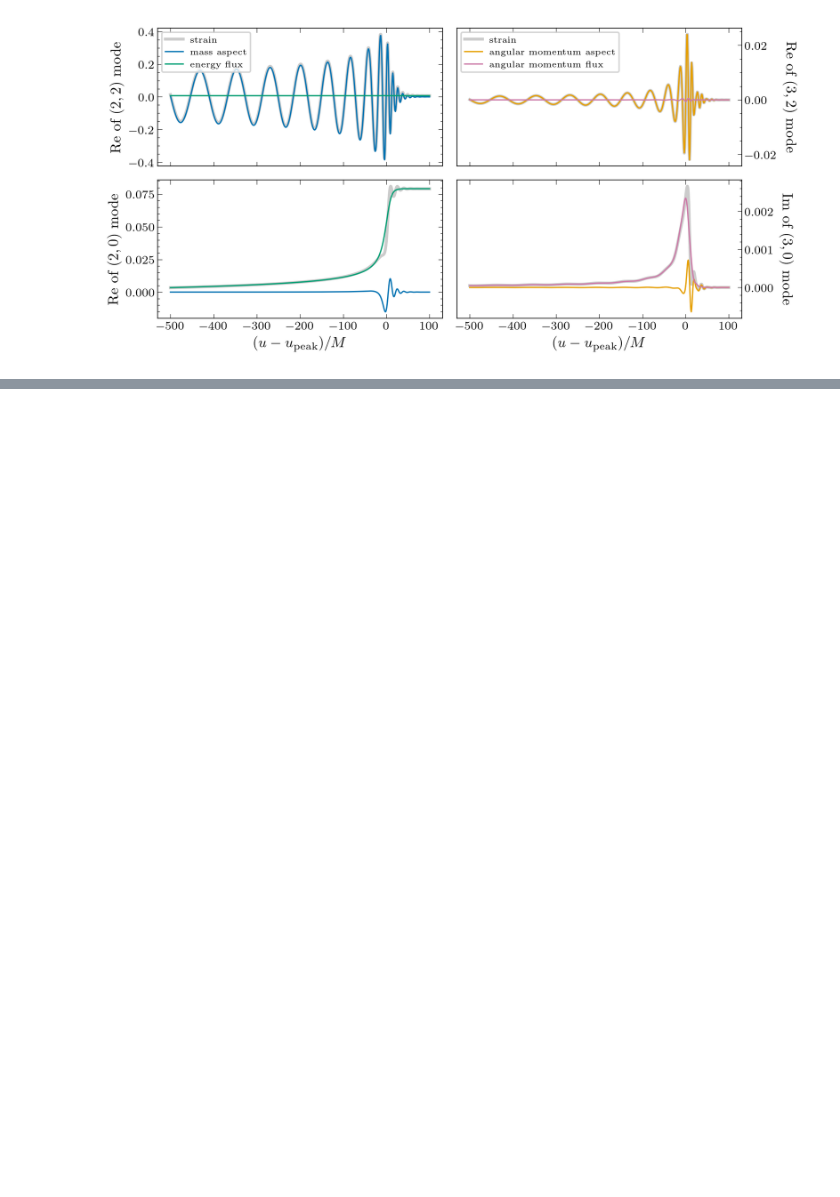
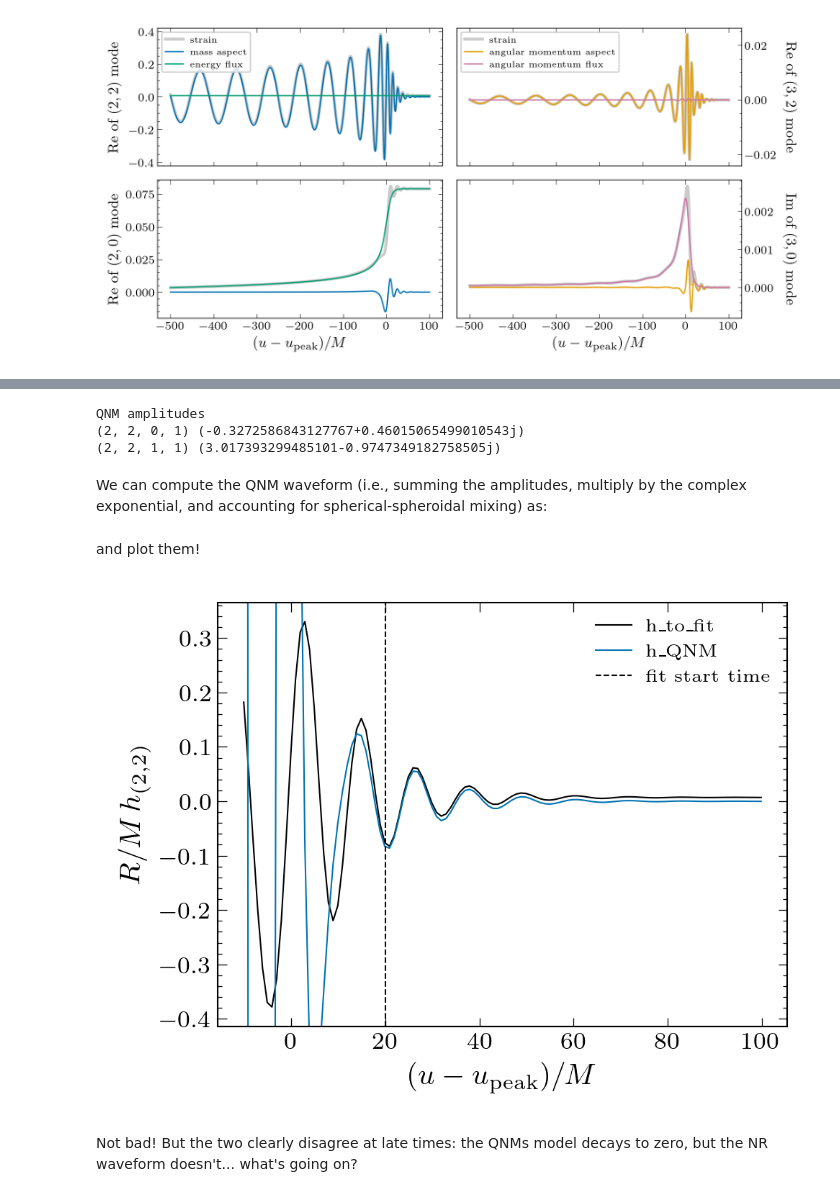
Before and after one commit to keefemitman/ResearchTutorials, a Jupyter notebook: Tutorial_BMSAndQNMs.ipynb, the cells around one changed output, grey strips where cells are left out. Drawn from its saved outputs; the diff is of its cells as text; code cells hidden in the pictures; blank space fills up the shorter version.

```diff
--- a/Tutorial_BMSAndQNMs.ipynb
+++ b/Tutorial_BMSAndQNMs.ipynb
@@ -141,0 +340,9 @@ axis[1][1].set_ylabel(r'Im of $(3,0)$ mode', rotation=270, labelpad=14);
+# %%
+QNM_model = ringdown.QNMModel(
+    remnant_mass,
+    np.linalg.norm(remnant_spin),
+    [
+        ringdown.QNM((2,2,0,1)),
+        ringdown.QNM((2,2,1,1)),
+    ]
+)
@@ -141,0 +351,33 @@ axis[1][1].set_ylabel(r'Im of $(3,0)$ mode', rotation=270, labelpad=14);
+# %%
+# we'll select just the part of the waveform relevant to the ringdown phase
+h_to_fit = h[np.argmin(abs(h.t - -10)):np.argmin(abs(h.t - 100)) + 1]
+# %%
+t_0 = 20
+fit_QNM_model = QNM_model.fit(h_to_fit, [(2,2)], t_0)
+
+print("QNM amplitudes")
+for QNM in fit_QNM_model.QNMs:
+    print(QNM.mode, QNM.A)
+# %% [output]
+QNM amplitudes
+(2, 2, 0, 1) (-0.3272586843127767+0.46015065499010543j)
+(2, 2, 1, 1) (3.017393299485101-0.9747349182758505j)
+# %% [markdown]
+We can compute the QNM waveform (i.e., summing the amplitudes, multiply by the complex exponential, and accounting for spherical-spheroidal mixing) as:
+# %%
+h_QNM = fit_QNM_model.compute_waveform(h_to_fit)
+# %% [markdown]
+and plot them!
+# %%
+plt.plot(h_to_fit.t, h_to_fit.data[:,h_to_fit.index(2,2)], label='h_to_fit')
+ylim = plt.ylim()
+plt.plot(h_QNM.t, h_QNM.data[:,h_QNM.index(2,2)], label='h_QNM')
+plt.ylim(ylim)
+plt.axvline(t_0, ls='--', label='fit start time')
+plt.legend(loc='upper right')
+plt.xlabel(r'$(u-u_{\mathrm{peak}})/M$')
+plt.ylabel(r'$R/M\,h_{(2,2)}$');
+# %% [output]
+[figure, added]
+# %% [markdown]
+Not bad! But the two clearly disagree at late times: the QNMs model decays to zero, but the NR waveform doesn't... what's going on?
```
Also changed, not shown: parts of 72 cells of this notebook, 5 other files.
